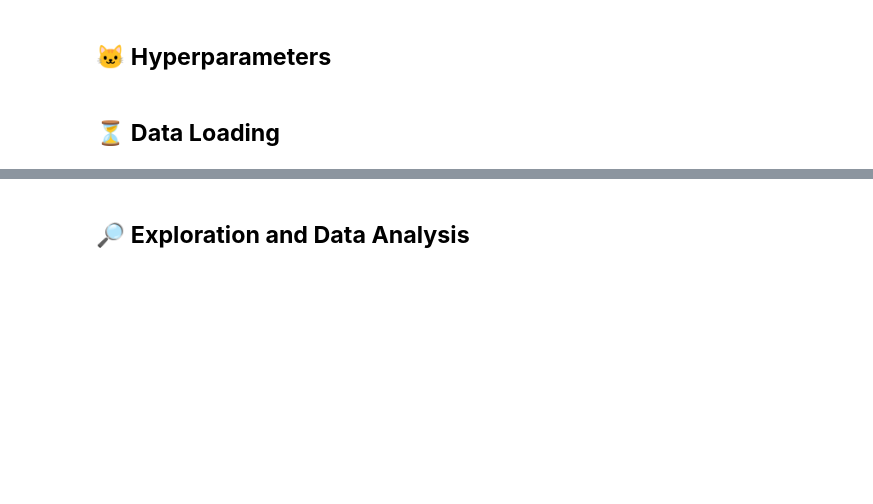
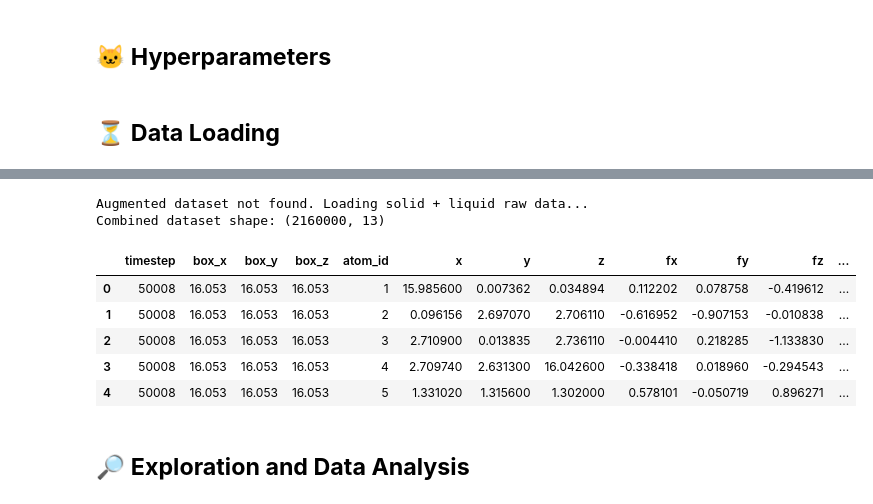
Before and after one commit to Spiderman29/MMOM-project, a Jupyter notebook: MolModMaterialsProject.ipynb, the cells around one changed output, grey strips where cells are left out. Cells and saved outputs as stored; diff of their text form; code cells hidden in the pictures; blank space fills up the shorter version.

```diff
--- a/MolModMaterialsProject.ipynb
+++ b/MolModMaterialsProject.ipynb
@@ -144,3 +133,33 @@ Augmented dataset not found. Using original data: lammps/extracted_data.csv
+# %%
+symmetry_dataset_path = 'lammps/silicon_symmetry_dataset_panna.csv'
+extracted_solid_path  = 'lammps/extracted_solid.csv'
+extracted_liquid_path = 'lammps/extracted_liquid.csv'
+generate = True
+
+if os.path.exists(symmetry_dataset_path):
+    file_path = symmetry_dataset_path
+    generate = False
+    print(f"Using augmented dataset: {file_path}")
+    data = pd.read_csv(file_path, engine='pyarrow')
+else:
+    print("Augmented dataset not found. Loading solid + liquid raw data...")
+    df_solid  = pd.read_csv(extracted_solid_path,  engine='pyarrow')
+    df_liquid = pd.read_csv(extracted_liquid_path, engine='pyarrow')
+    df_solid['phase']  = 'solid'
+    df_liquid['phase'] = 'liquid'
+    data = pd.concat([df_solid, df_liquid], ignore_index=True)
+    print(f"Combined dataset shape: {data.shape}")
+
+display(data.head())
+# %% [output]
+Augmented dataset not found. Loading solid + liquid raw data...
+Combined dataset shape: (2160000, 13)
+|  | timestep | box_x | box_y | box_z | atom_id | x | y | z | fx | fy | fz | ... |
+| 0 | 50008 | 16.053 | 16.053 | 16.053 | 1 | 15.985600 | 0.007362 | 0.034894 | 0.112202 | 0.078758 | -0.419612 | ... |
+| 1 | 50008 | 16.053 | 16.053 | 16.053 | 2 | 0.096156 | 2.697070 | 2.706110 | -0.616952 | -0.907153 | -0.010838 | ... |
+| 2 | 50008 | 16.053 | 16.053 | 16.053 | 3 | 2.710900 | 0.013835 | 2.736110 | -0.004410 | 0.218285 | -1.133830 | ... |
+| 3 | 50008 | 16.053 | 16.053 | 16.053 | 4 | 2.709740 | 2.631300 | 16.042600 | -0.338418 | 0.018960 | -0.294543 | ... |
+| 4 | 50008 | 16.053 | 16.053 | 16.053 | 5 | 1.331020 | 1.315600 | 1.302000 | 0.578101 | -0.050719 | 0.896271 | ... |
 # %% [markdown]
 ## 🔎 **Exploration and Data Analysis**
 # %%
```
Also changed, not shown: parts of 21 cells of this notebook, 23 other files.
